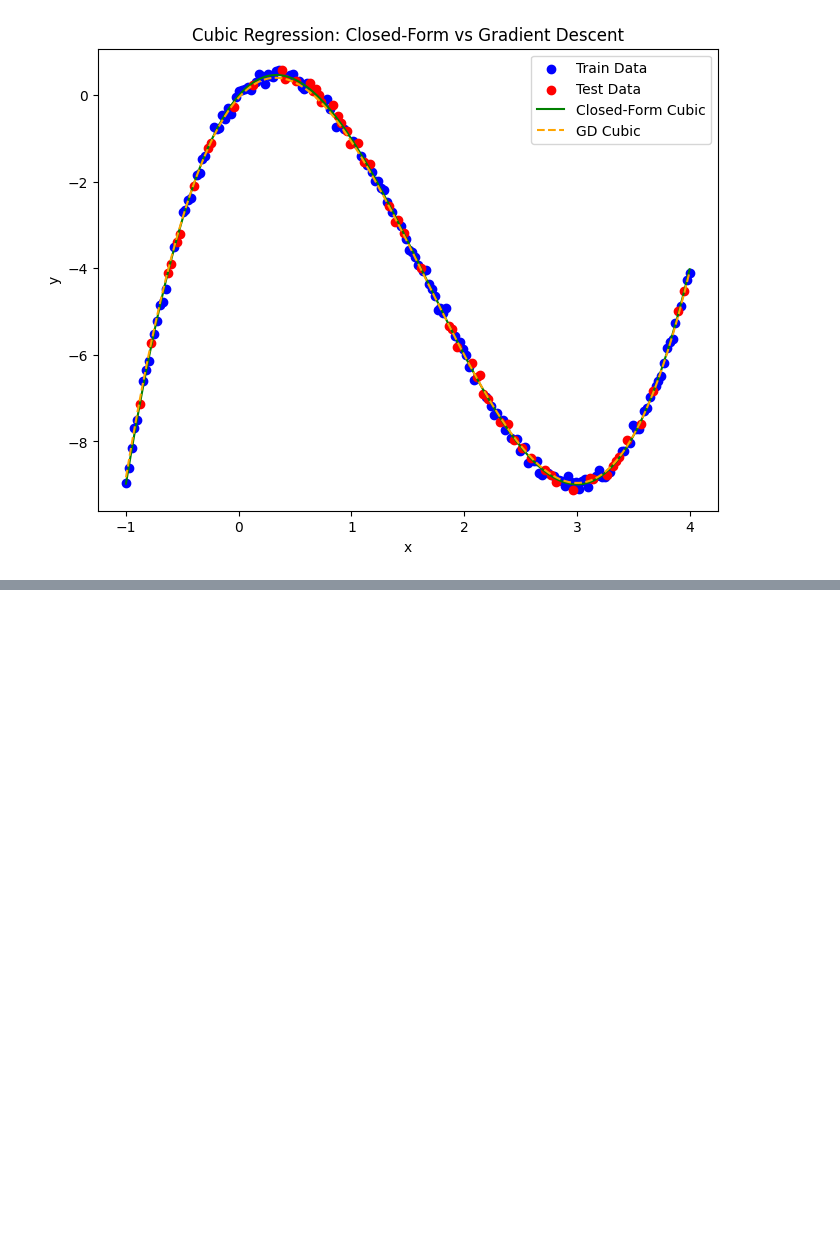
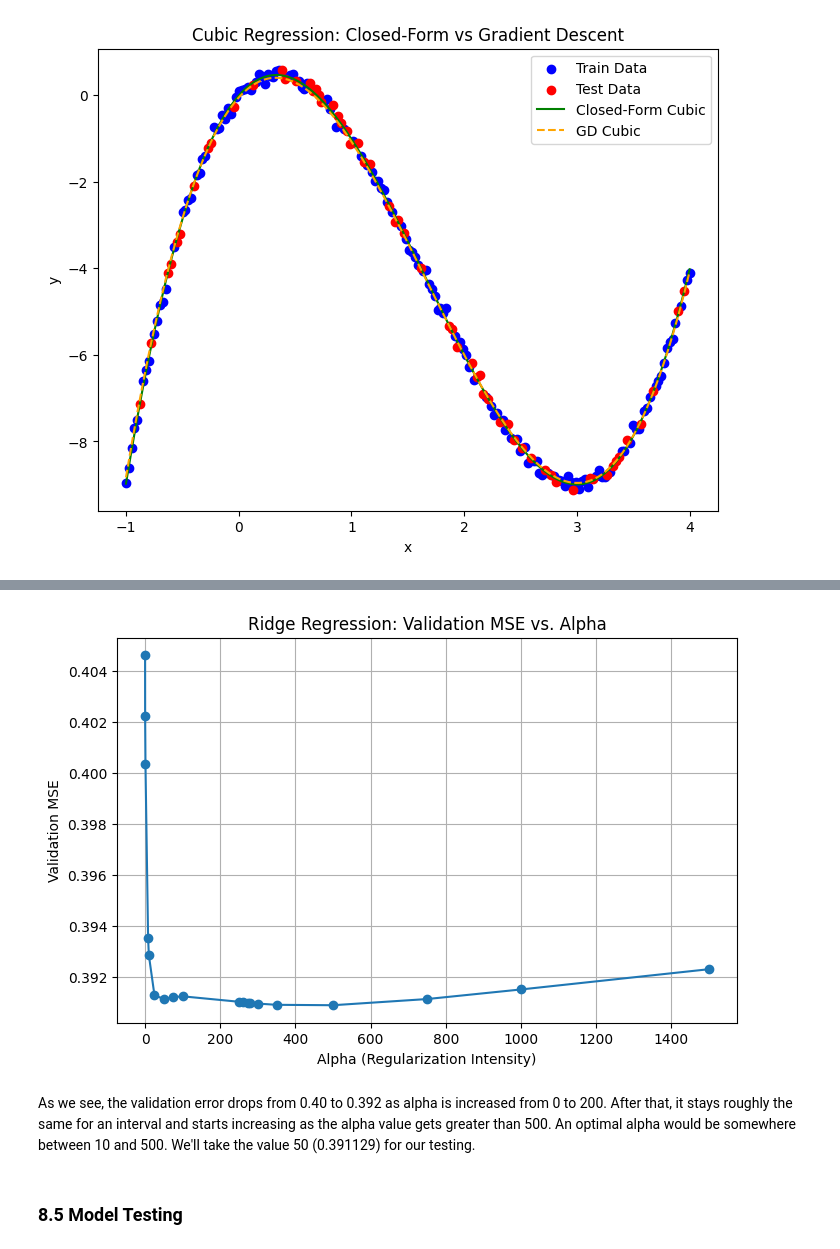
Before and after one commit to shreetishresthanp/Machine-Learning, a Jupyter notebook: HW1/hw1-Shrestha.ipynb, the cells around one changed output, grey strips where cells are left out. Cells and saved outputs as stored; diff of their text form; code cells hidden in the pictures; blank space fills up the shorter version.

```diff
--- a/HW1/hw1-Shrestha.ipynb
+++ b/HW1/hw1-Shrestha.ipynb
@@ -406,0 +553,20 @@ GD MSE (train): 0.0111, (test): 0.0115
+# %%
+# Train Ridge regression with L2 regularization and compare validation errors
+from sklearn.linear_model import Ridge
+
+# alphas = [0.001, 0.1, 1, 10, 50, 75, 100, 250, 300, 500, 750, 1000]
+alphas = [0.001, 0.1, 1, 8, 10, 25, 50, 75, 100, 250, 260, 275, 280, 300, 350, 500, 750, 1000, 1500]
+results = []
+for alpha in alphas:
+    ridge_model = Ridge(alpha=alpha)
+    ridge_model.fit(X_train_poly, y_train)
+
+    y_pred_train_ridge = ridge_model.predict(X_train_poly)
+    y_pred_val_ridge = ridge_model.predict(X_val_poly)
+
+    train_mse = mse(y_train, y_pred_train_ridge)
+    val_mse = mse(y_val, y_pred_val_ridge)
+    results.append({'alpha': alpha, 'Train MSE': train_mse, 'Validation MSE': val_mse})
+
+ridge_df = pd.DataFrame(results)
+display(ridge_df)
@@ -406,0 +591,15 @@ GD MSE (train): 0.0111, (test): 0.0115
+# %%
+# Plot alpha values vs. validation MSE for Ridge regression
+plt.figure(figsize=(8,5))
+plt.plot(ridge_df['alpha'], ridge_df['Validation MSE'], marker='o')
+plt.xlabel('Alpha (Regularization Intensity)')
+plt.ylabel('Validation MSE')
+plt.title('Ridge Regression: Validation MSE vs. Alpha')
+plt.grid(True)
+plt.show()
+# %% [output]
+[figure, added]
+# %% [markdown]
+As we see, the validation error drops from 0.40 to 0.392 as alpha is increased from 0 to 200. After that, it stays roughly the same for an interval and starts increasing as the alpha value gets greater than 500. An optimal alpha would be somewhere between 10 and 500. We'll take the value 50 (0.391129) for our testing.
+# %% [markdown]
+### 8.5 Model Testing
```
Also changed, not shown: parts of 21 cells of this notebook.
